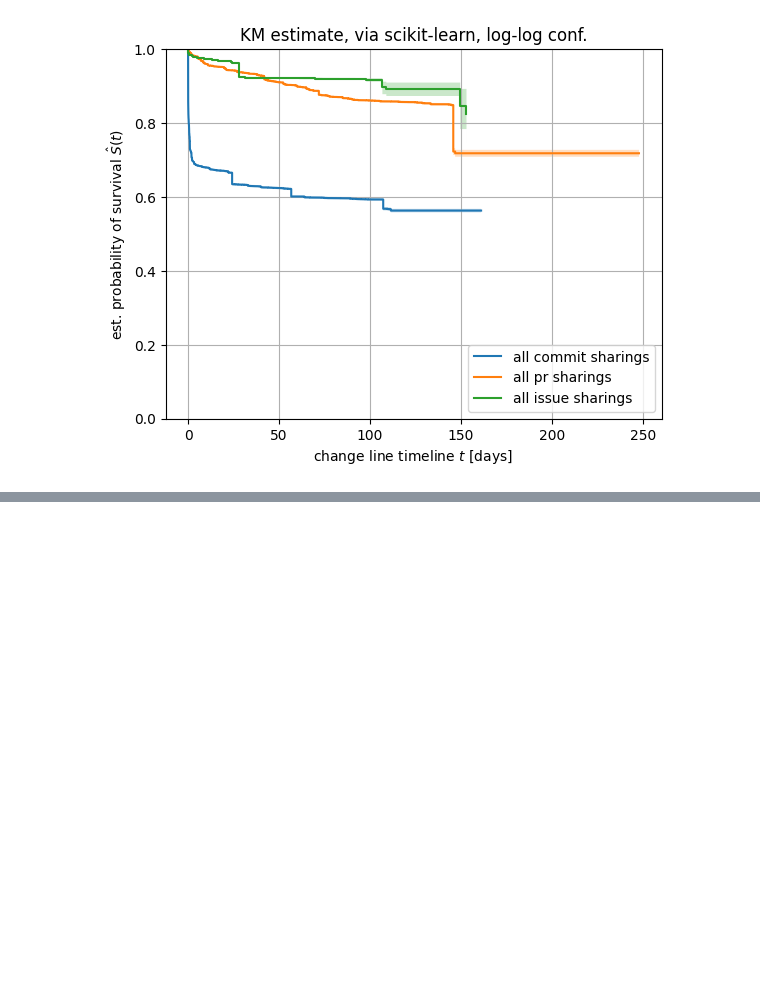
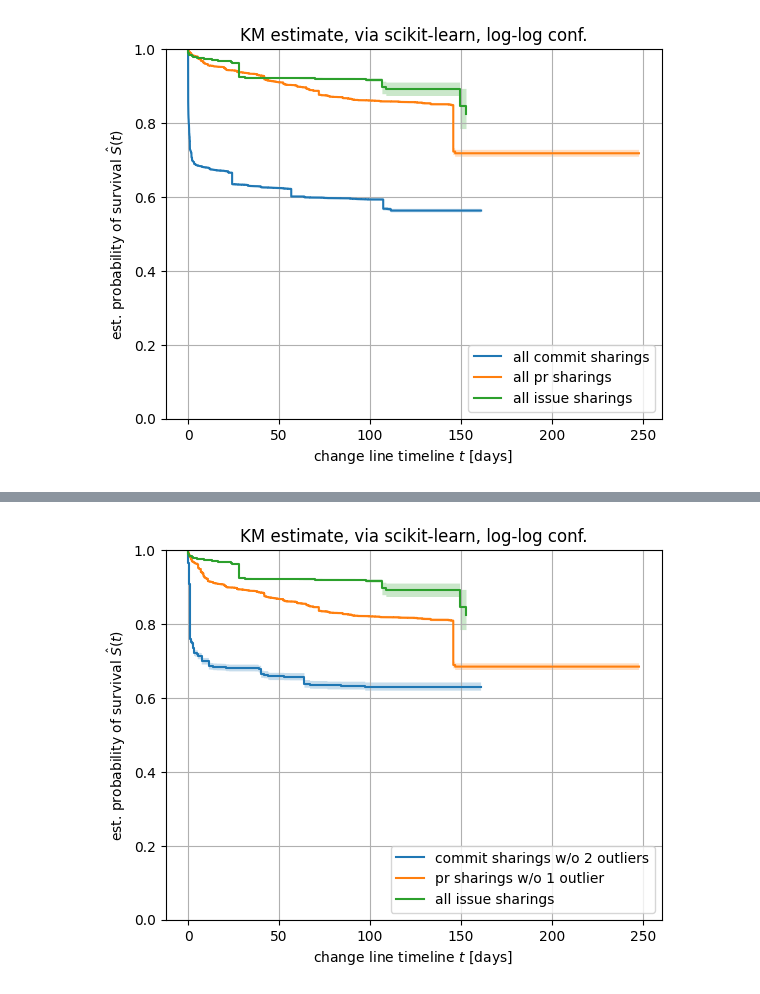
Before and after one commit to ncusi/MSR_Challenge_2024, a Jupyter notebook: notebooks/analyze_changes_survival.ipynb, the cells around one changed output, grey strips where cells are left out. Saved outputs shown, nothing was run; the diff lists cells and outputs as text; code cells hidden in the pictures; blank space fills up the shorter version.

```diff
--- a/notebooks/analyze_changes_survival.ipynb
+++ b/notebooks/analyze_changes_survival.ipynb
@@ -832,0 +989,14 @@ plt.show()
+# %%
+compute_and_plot_KM_sksurv(df_commit[~df_commit['outlier']]['E'],
+                           df_commit[~df_commit['outlier']]['T'], "commit sharings w/o 2 outliers")
+compute_and_plot_KM_sksurv(df_pr[~df_pr['outlier']]['E'],
+                           df_pr[~df_pr['outlier']]['T'],  "pr sharings w/o 1 outlier")
+compute_and_plot_KM_sksurv(df_issue['E'],  df_issue['T'],  "all issue sharings")
+
+plt.legend(loc='lower right')
+plt.grid()
+plt.grid()
+plt.grid()
+plt.show()
+# %% [output]
+[figure, added]
```
Also changed, not shown: parts of 28 cells of this notebook.
